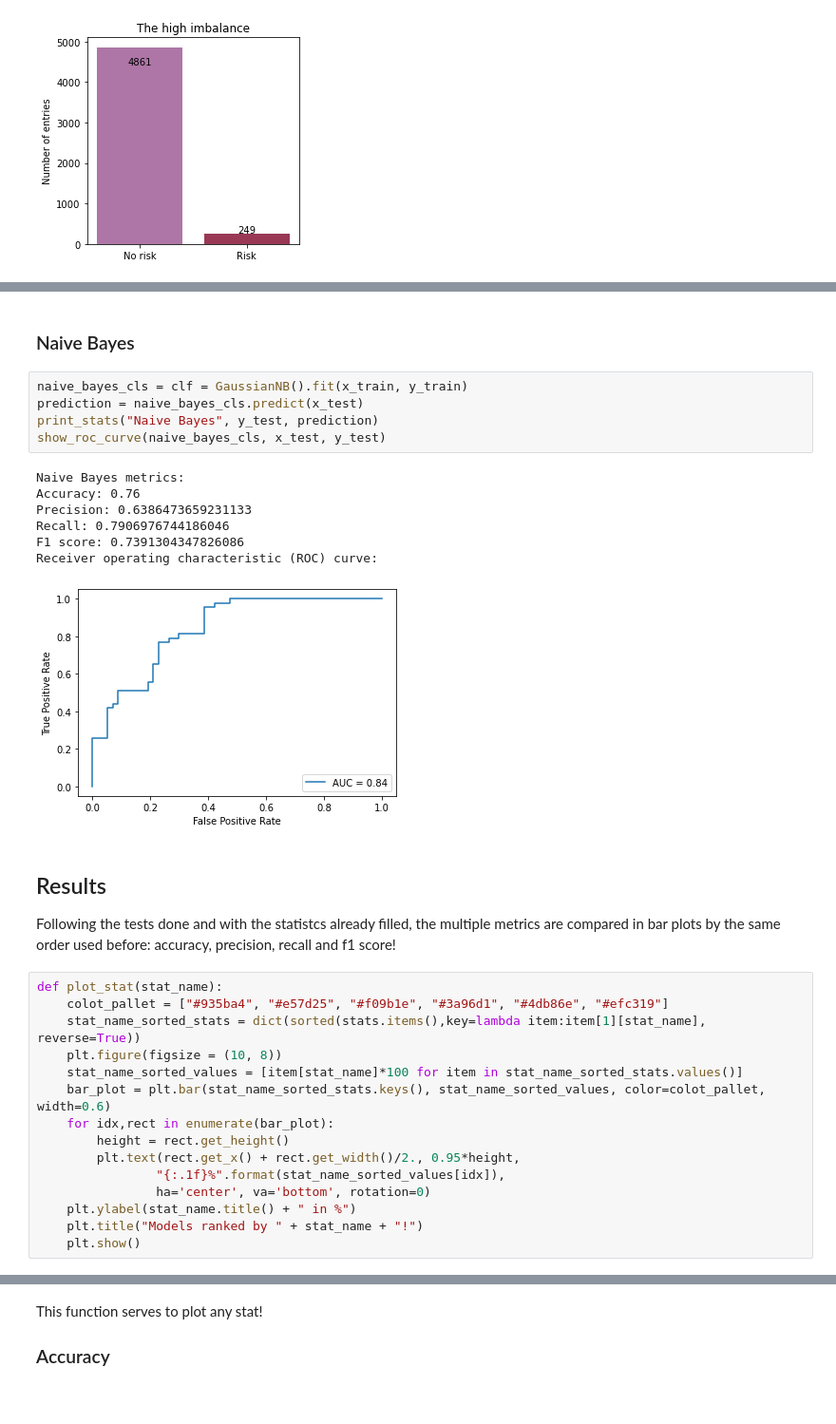
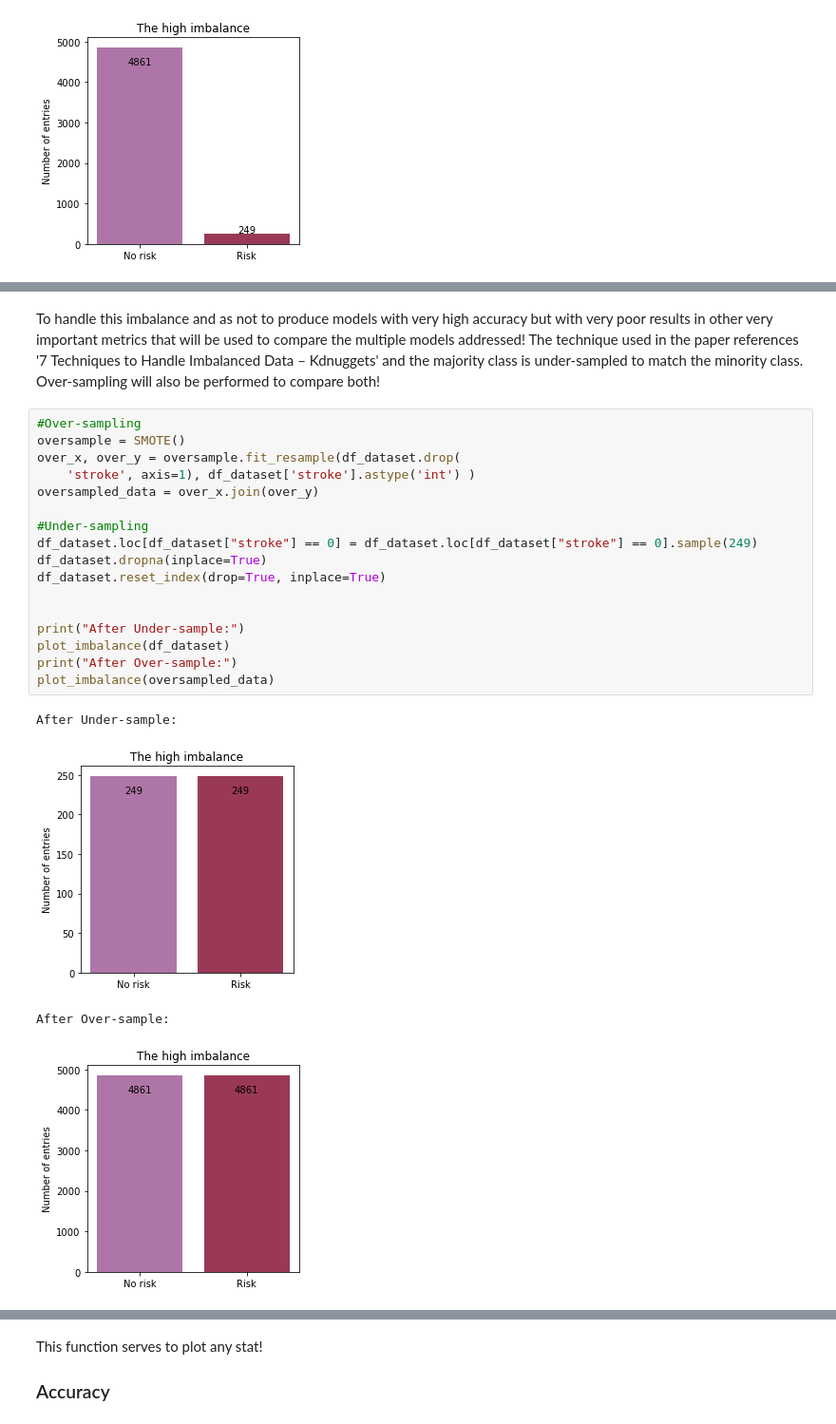
Before and after one commit to bearkillerPT/DataMining, a Jupyter notebook: DataMiningProject.ipynb, the cells around one changed output, grey strips where cells are left out. Shown at 95% size. Cells and saved outputs as stored; diff of their text form; blank space fills up the shorter version.

```diff
--- a/DataMiningProject.ipynb
+++ b/DataMiningProject.ipynb
@@ -201,33 +108,26 @@ Receiver operating characteristic (ROC) curve:
-# %% [markdown]
-### Naive Bayes
-# %%
-naive_bayes_cls = clf = GaussianNB().fit(x_train, y_train)
-prediction = naive_bayes_cls.predict(x_test)
-print_stats("Naive Bayes", y_test, prediction)
-show_roc_curve(naive_bayes_cls, x_test, y_test)
-# %% [output]
-Naive Bayes metrics:
-Accuracy: 0.76
-Precision: 0.6386473659231133
-Recall: 0.7906976744186046
-F1 score: 0.7391304347826086
-Receiver operating characteristic (ROC) curve:
-[figure, removed]
-# %% [markdown]
-## Results
-Following the tests done and with the statistcs already filled, the multiple metrics are compared in bar plots by the same order used before: accuracy, precision, recall and f1 score!
-# %%
-def plot_stat(stat_name):
-    colot_pallet = ["#935ba4", "#e57d25", "#f09b1e", "#3a96d1", "#4db86e", "#efc319"]
-    stat_name_sorted_stats = dict(sorted(stats.items(),key=lambda item:item[1][stat_name], reverse=True))
-    plt.figure(figsize = (10, 8))
-    stat_name_sorted_values = [item[stat_name]*100 for item in stat_name_sorted_stats.values()]
-    bar_plot = plt.bar(stat_name_sorted_stats.keys(), stat_name_sorted_values, color=colot_pallet,  width=0.6)
-    for idx,rect in enumerate(bar_plot):
-        height = rect.get_height()
-        plt.text(rect.get_x() + rect.get_width()/2., 0.95*height,
-                "{:.1f}%".format(stat_name_sorted_values[idx]),
-                ha='center', va='bottom', rotation=0)
-    plt.ylabel(stat_name.title() + " in %")
-    plt.title("Models ranked by " + stat_name + "!")
-    plt.show()
+# %% [markdown]
+To handle this imbalance and as not to produce models with very high accuracy but with very poor results in other very important metrics that will be used to compare the multiple models addressed!
+The technique used in the paper references '7 Techniques to Handle Imbalanced Data – Kdnuggets' and the majority class is under-sampled to match the minority class.
+Over-sampling will also be performed to compare both!
+# %%
+#Over-sampling
+oversample = SMOTE()
+over_x, over_y = oversample.fit_resample(df_dataset.drop(
+    'stroke', axis=1), df_dataset['stroke'].astype('int') )
+oversampled_data = over_x.join(over_y)
+
+#Under-sampling
+df_dataset.loc[df_dataset["stroke"] == 0] = df_dataset.loc[df_dataset["stroke"] == 0].sample(249)
+df_dataset.dropna(inplace=True)
+df_dataset.reset_index(drop=True, inplace=True)
+
+
+print("After Under-sample:")
+plot_imbalance(df_dataset)
+print("After Over-sample:")
+plot_imbalance(oversampled_data)
+# %% [output]
+After Under-sample:
+[figure, added]
+After Over-sample:
+[figure, added]
```
Also changed, not shown: parts of 50 cells of this notebook, 6 other files.
